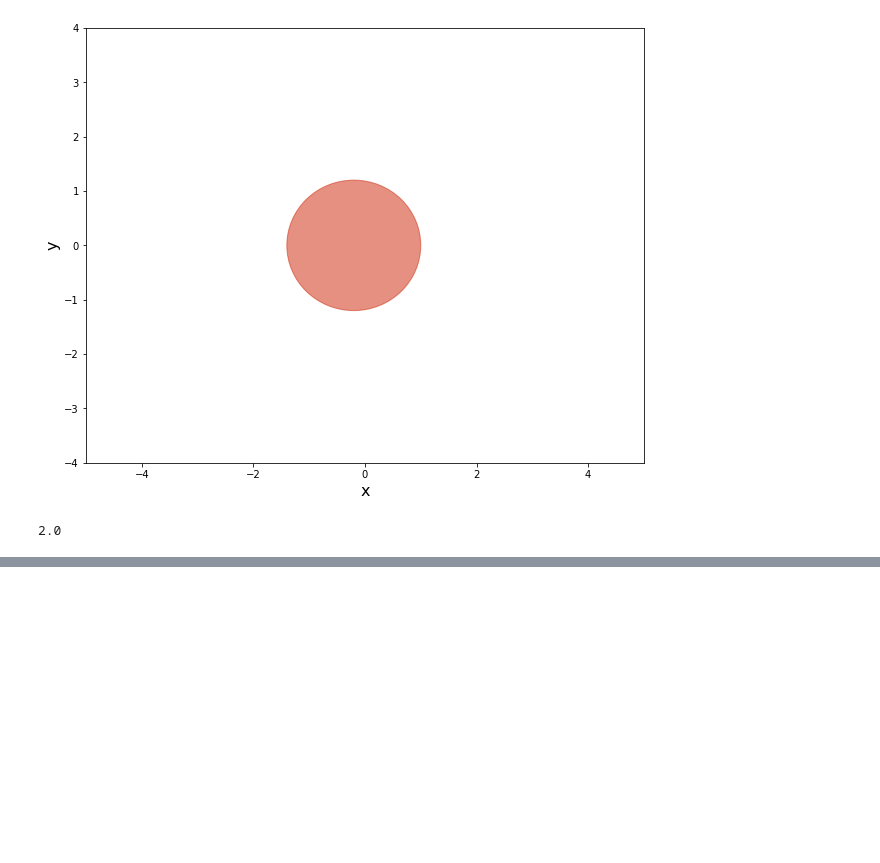
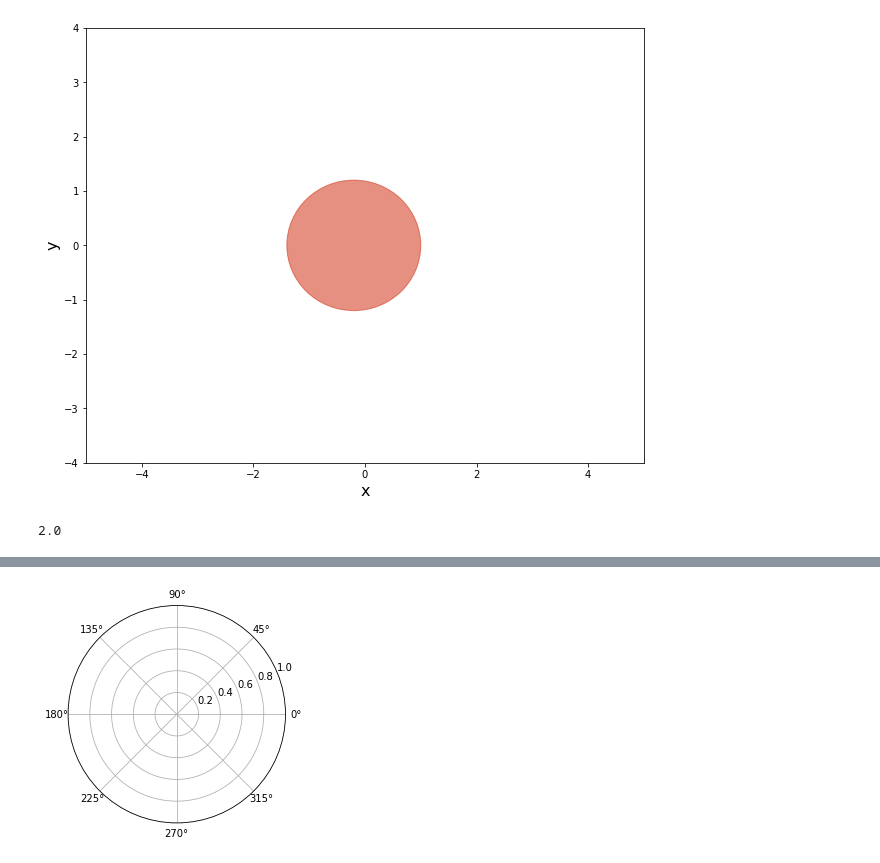
Before and after one commit to tianjiaozhang678/mae6226, a Jupyter notebook: Assignment2.ipynb, the cells around one changed output, grey strips where cells are left out. Drawn from its saved outputs; the diff is of its cells as text; code cells hidden in the pictures; blank space fills up the shorter version.

```diff
--- a/Assignment2.ipynb
+++ b/Assignment2.ipynb
@@ -112,0 +135,10 @@ for i in range(n):
+# %%
+import matplotlib.pyplot as plt
+import numpy as np
+azimuths = np.radians(np.linspace(0, 360, 360))
+zeniths = np.linspace(0, 2.1,20)
+r,theta=np.meshgrid(zeniths,azimuths)
+
+fig, ax = plt.subplots(subplot_kw=dict(projection='polar'))
+# %% [output]
+[figure, added]
```
Also changed, not shown: parts of 3 cells of this notebook.
